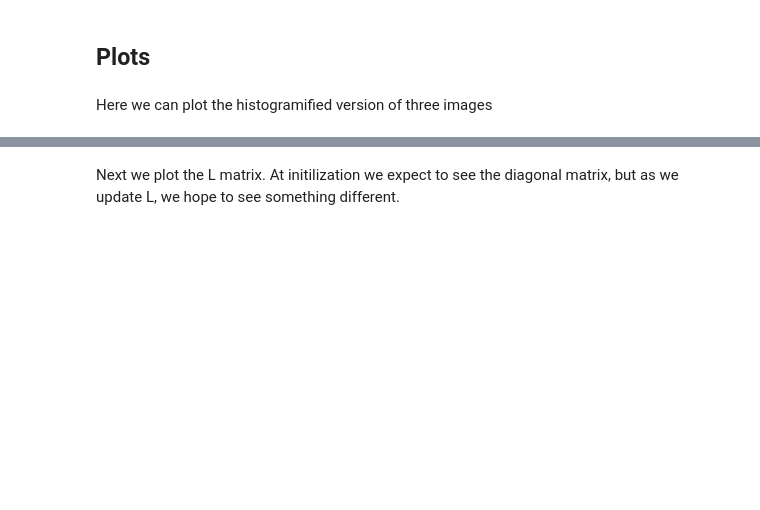
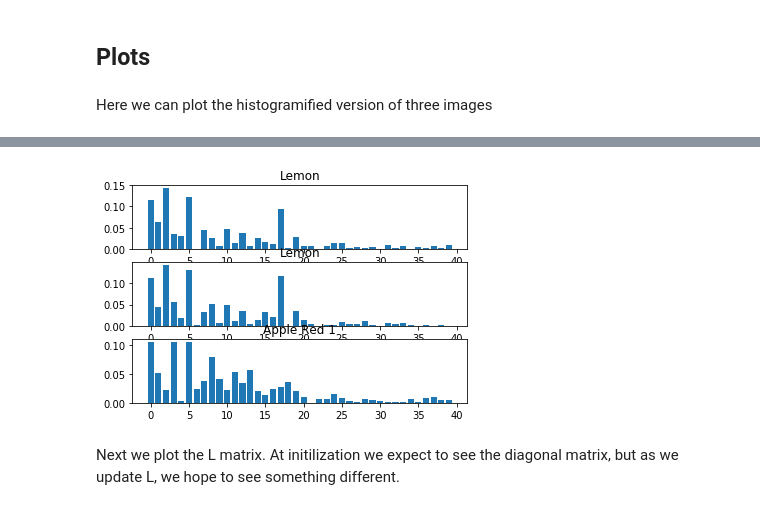
Before and after one commit to Holstrup/MetricLearning, a Jupyter notebook: MetricLearning/Run_LMNN.ipynb, the cells around one changed output, grey strips where cells are left out. Drawn from its saved outputs; the diff is of its cells as text; code cells hidden in the pictures; blank space fills up the shorter version.

```diff
--- a/MetricLearning/Run_LMNN.ipynb
+++ b/MetricLearning/Run_LMNN.ipynb
@@ -73,3 +82,9 @@ Plots.plot_some_data(plot_items, plot_labels)
+# %%
+plot_items = (L @ embeddings[20:32:4,:].T).T
+plot_labels = labels[20:32:4]
+Plots.plot_some_data(plot_items, plot_labels)
+# %% [output]
+[figure, added]
 # %% [markdown]
 Next we plot the L matrix. At initilization we expect to see the diagonal matrix, but as we update L, we hope to see something different.
 # %%
```
Also changed, not shown: parts of 36 cells of this notebook, 1 other file.
